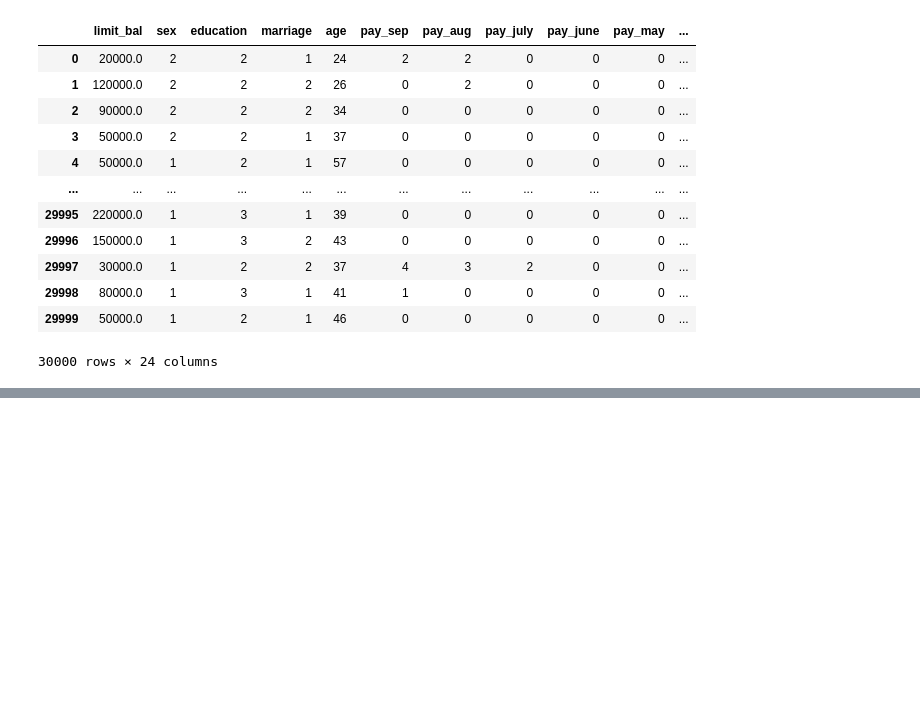
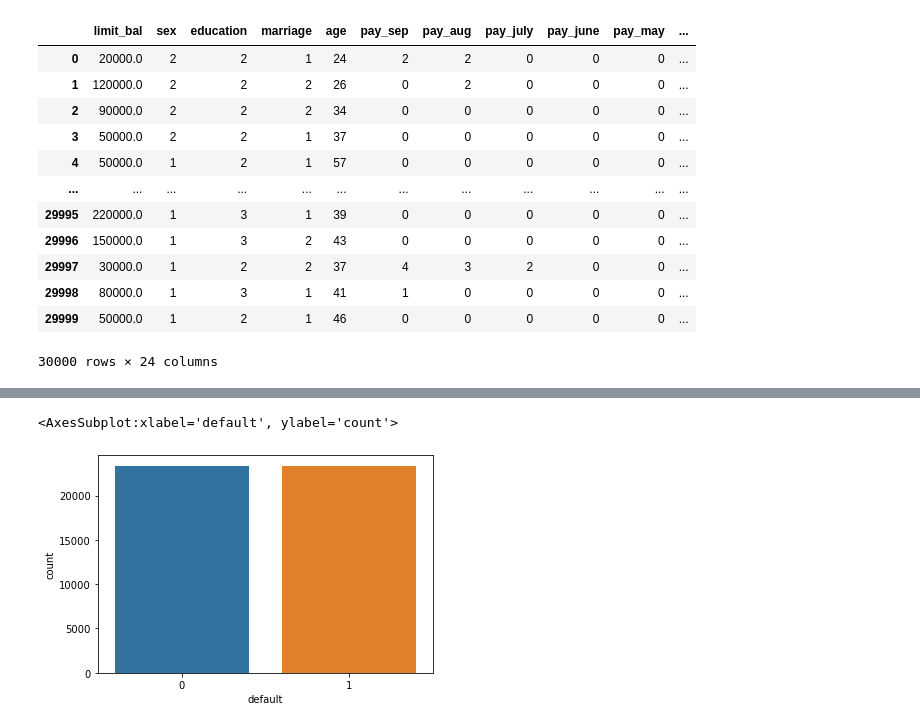
Before and after one commit to iamaakashpal/Credit-Card-Default-Prediction-EDA-and-FE, a Jupyter notebook: 2 FEATURE ENGINEERING/FE.ipynb, the cells around one changed output, grey strips where cells are left out. Drawn from its saved outputs; the diff is of its cells as text; code cells hidden in the pictures; blank space fills up the shorter version.

```diff
--- a/2 FEATURE ENGINEERING/FE.ipynb
+++ b/2 FEATURE ENGINEERING/FE.ipynb
@@ -20,0 +40,4 @@ dataset[]
+# %%
+smk = SMOTE(random_state=42)
+x_res,y_res = smk.fit_resample(x,y)
+x_res.shape,y_res.shape
@@ -20,0 +85,4 @@ dataset[]
+# %%
+y_res = pd.DataFrame(y_res)
+# %%
+x_res['default'] = y_res
@@ -20,0 +105,7 @@ dataset[]
+# %%
+data = x_res.copy()
+# %%
+sns.countplot(data['default'])
+# %% [output]
+<AxesSubplot:xlabel='default', ylabel='count'>
+[figure, added]
```
Also changed, not shown: parts of 35 cells of this notebook, 2 other files.
